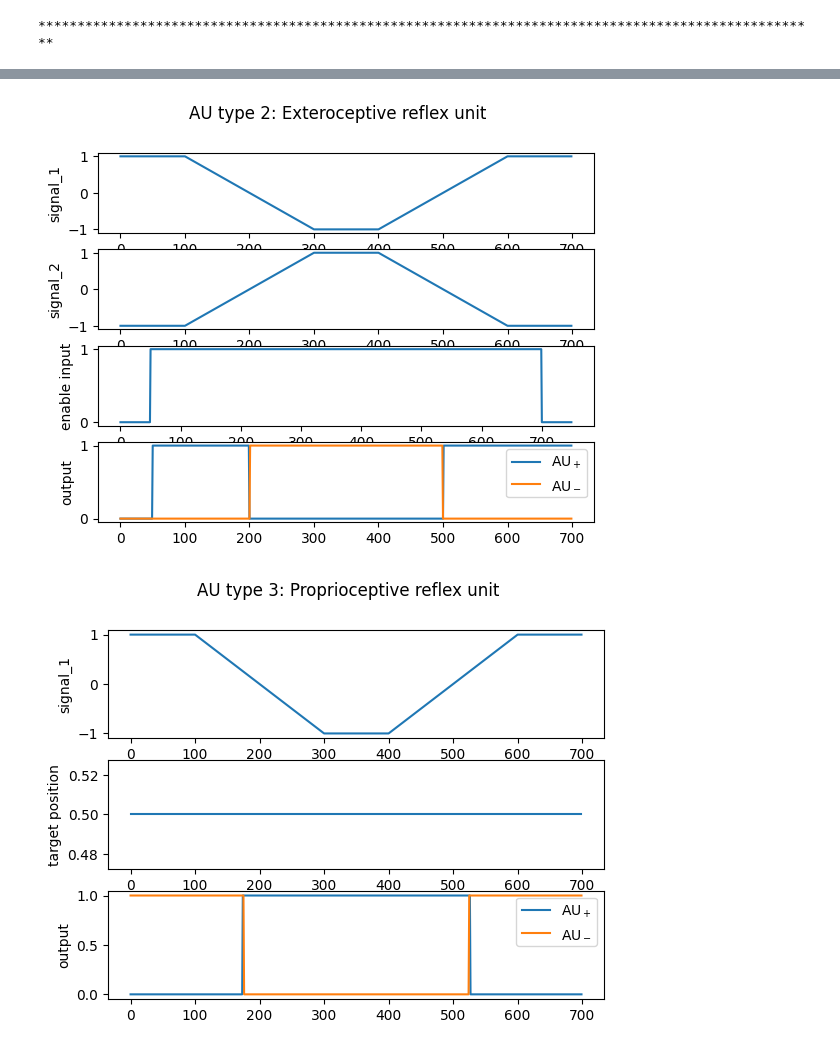
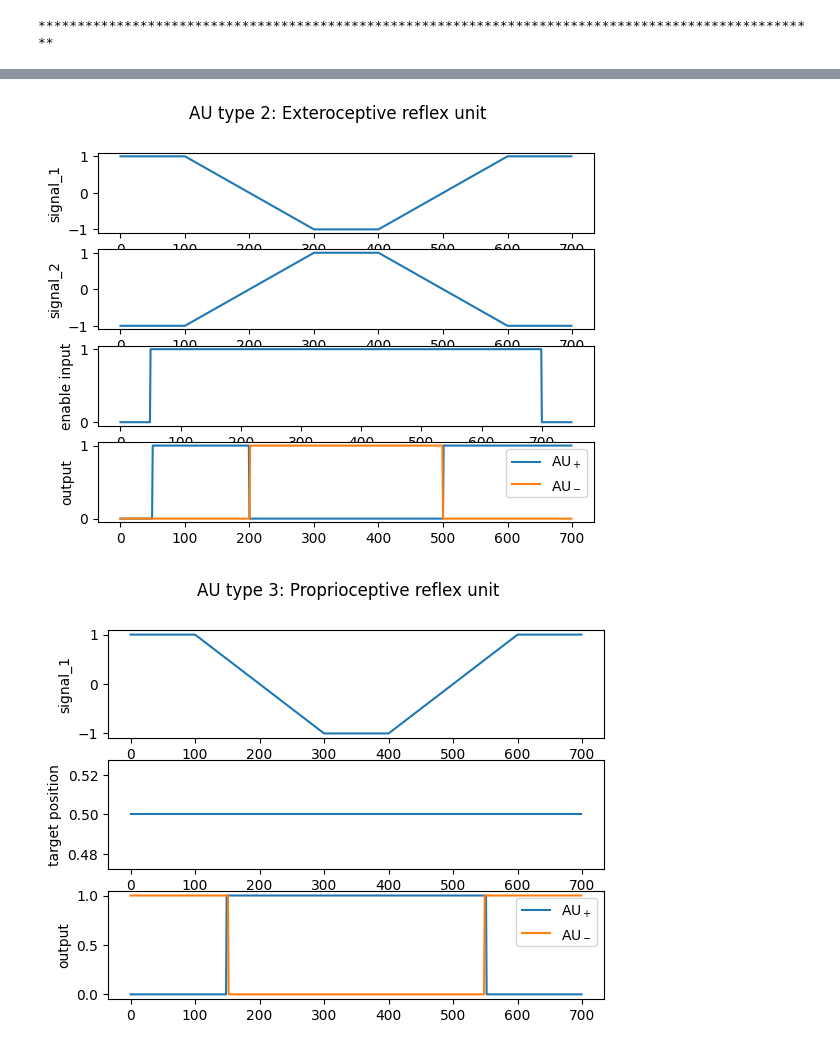
Before and after one commit to wonner163/Avis_Delta, a Jupyter notebook: Code/Avis_Delta_AdaptaionUnit.ipynb, the cells around one changed output, grey strips where cells are left out. Drawn from its saved outputs; the diff is of its cells as text; code cells hidden in the pictures.

```diff
--- a/Code/Avis_Delta_AdaptaionUnit.ipynb
+++ b/Code/Avis_Delta_AdaptaionUnit.ipynb
@@ -160,19 +160,26 @@ if __name__ == "__main__":
 	plt.ylabel('output')
 	plt.legend([r'AU$_+$',r'AU$_-$'])
 
-	# -----------------------     AU type 3: Proprioceptive reflex unit     -----------------------
+
+# --------------     AU type 3: Proprioceptive Reflex unit     ----------------
+
+	# create au
+	# generate input signal
+	# run au
+	# visualization
+
 # create au
 	reflex_unit_2 = AdaptionUnit(activation='step',w_ai_pos=0.5,w_ai_neg=-0.5,w_fb0_pos=-1.0,w_fb0_neg=1.0,w_fb=0.0,alpha=0.0,beta=(0.01, 0.01))
 
 	# generate input signal
 	signals_1 = np.array([1.0]*100+list(np.arange(1.0,-1.0,-0.01))+[-1.0]*100+list(np.arange(-1.0,1.0,0.01))+[1.0]*100)
 	signals_2= np.array([0.5]*700)
-	enable_inputs = np.array([0.0]*50+[1.0]*50+[1.0]*600+[0.0]*50)
+	enable_inputs = np.array([1.0]*700)
 
   # run au
 	outputs = np.zeros((signals_1.shape[0],2))
 	for t in range(signals_1.shape[0]):
-		input_vector = torch.FloatTensor([signals_1[t], signals_2[t], signals_1[t]])  # [fb0, ai, fb1]
+		input_vector = torch.FloatTensor([signals_1[t], enable_inputs[t], signals_1[t]])  # [fb0, ai, fb1]
 		outputs[t] = reflex_unit_2(input_vector).detach().numpy()
 
 	# visualization
@@ -237,33 +244,33 @@ if __name__ == "__main__":
 	outputs = np.zeros((signals.shape[0],2))
 	for t in range(signals.shape[0]):
 		input_vector = torch.FloatTensor([enable_inputs[t], signals[t], enable_inputs[t]])  # [fb0, ai, fb1]
 		outputs[t] = gate_unit(input_vector).detach().numpy()
 
 	# visualization
 	plt.figure(5)
 	plt.suptitle("AU type 5: Gate unit")
 
 	plt.subplot(3,1,1)
 	plt.plot(signals)
 	plt.ylabel('signal')
 
 	plt.subplot(3,1,2)
 	plt.plot(enable_inputs)
 	plt.ylabel('enable input')
 
 	plt.subplot(3,1,3)
 	plt.plot(outputs)
 	plt.ylabel('output')
 	plt.legend([r'AU$_+$',r'AU$_-$'])
 
 
 
 
 plt.show()
 # %% [output]
 ****************************************************************************************************
 [figure]
 [figure]
-[figure, old version]
+[figure, new version]
 [figure]
 [figure]
```
Also changed, not shown: 1 other file.
